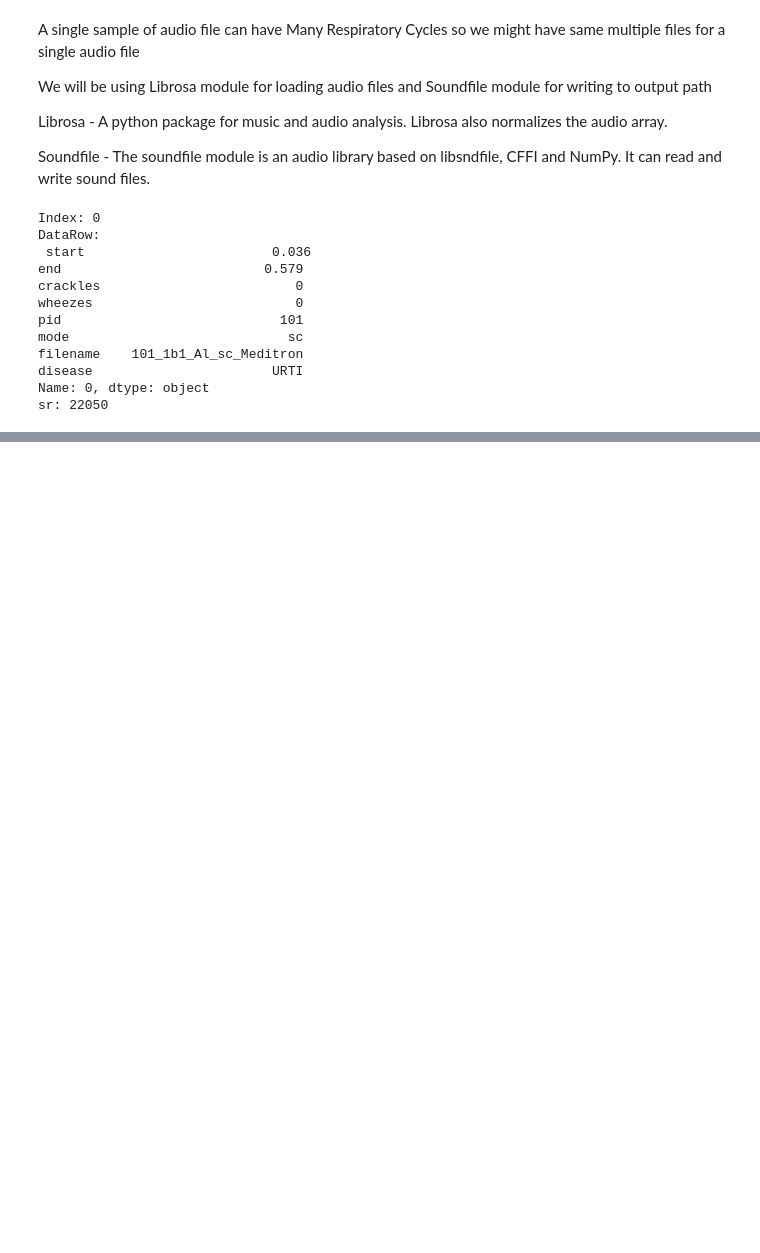
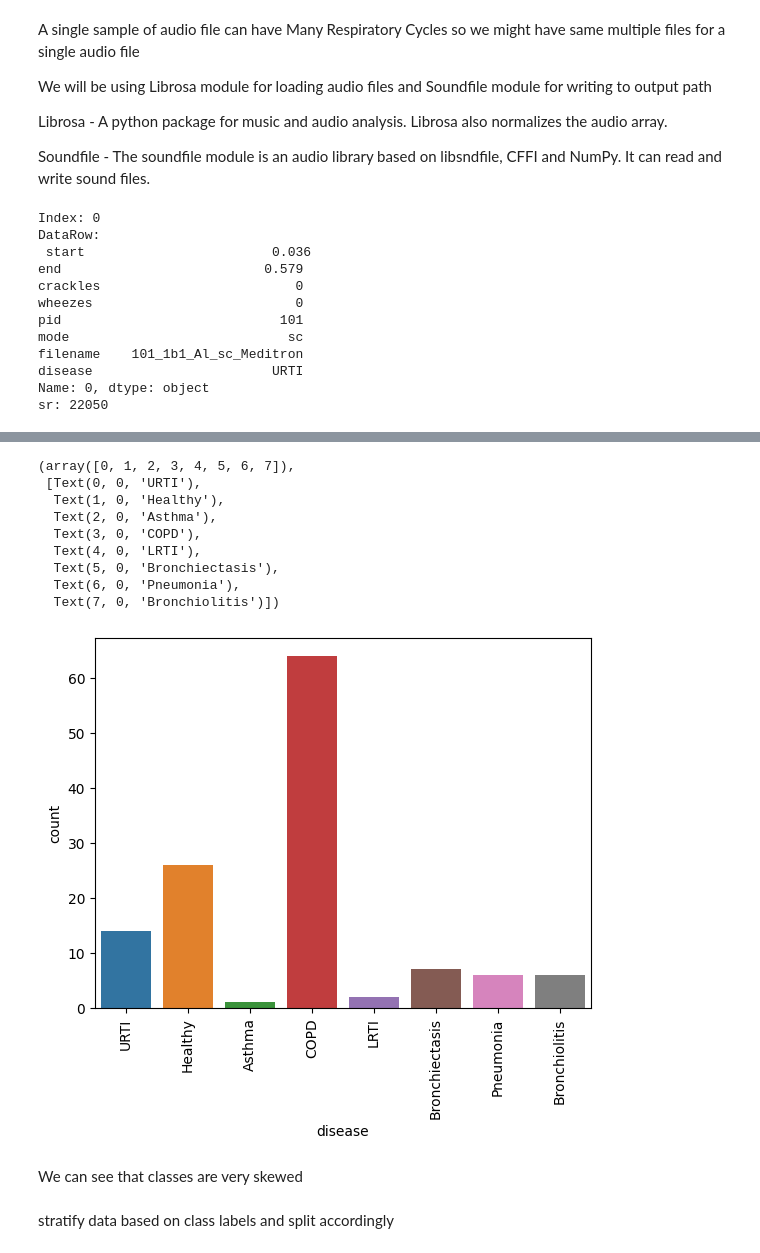
Before and after one commit to adityahbapat/Respiratory-Disorder-Classification-Based-on-Lung-Auscultation-Sounds, a Jupyter notebook: respiratory_disorder_classification.ipynb, the cells around one changed output, grey strips where cells are left out. Cells and saved outputs as stored; diff of their text form; code cells hidden in the pictures; blank space fills up the shorter version.

```diff
--- a/respiratory_disorder_classification.ipynb
+++ b/respiratory_disorder_classification.ipynb
@@ -295,0 +407,16 @@ Total Files Processed:  6898
+# %%
+sns.countplot(x = 'disease', data = patient_data)
+plt.xticks(rotation=90)
+# %% [output]
+(array([0, 1, 2, 3, 4, 5, 6, 7]),
+ [Text(0, 0, 'URTI'),
+  Text(1, 0, 'Healthy'),
+  Text(2, 0, 'Asthma'),
+  Text(3, 0, 'COPD'),
+  Text(4, 0, 'LRTI'),
+  Text(5, 0, 'Bronchiectasis'),
+  Text(6, 0, 'Pneumonia'),
+  Text(7, 0, 'Bronchiolitis')])
+[figure, added]
+# %% [markdown]
+We can see that classes are very skewed
@@ -295,0 +426,2 @@ Total Files Processed:  6898
+# %% [markdown]
+stratify data based on class labels and split accordingly
```
Also changed, not shown: parts of 22 cells of this notebook.
